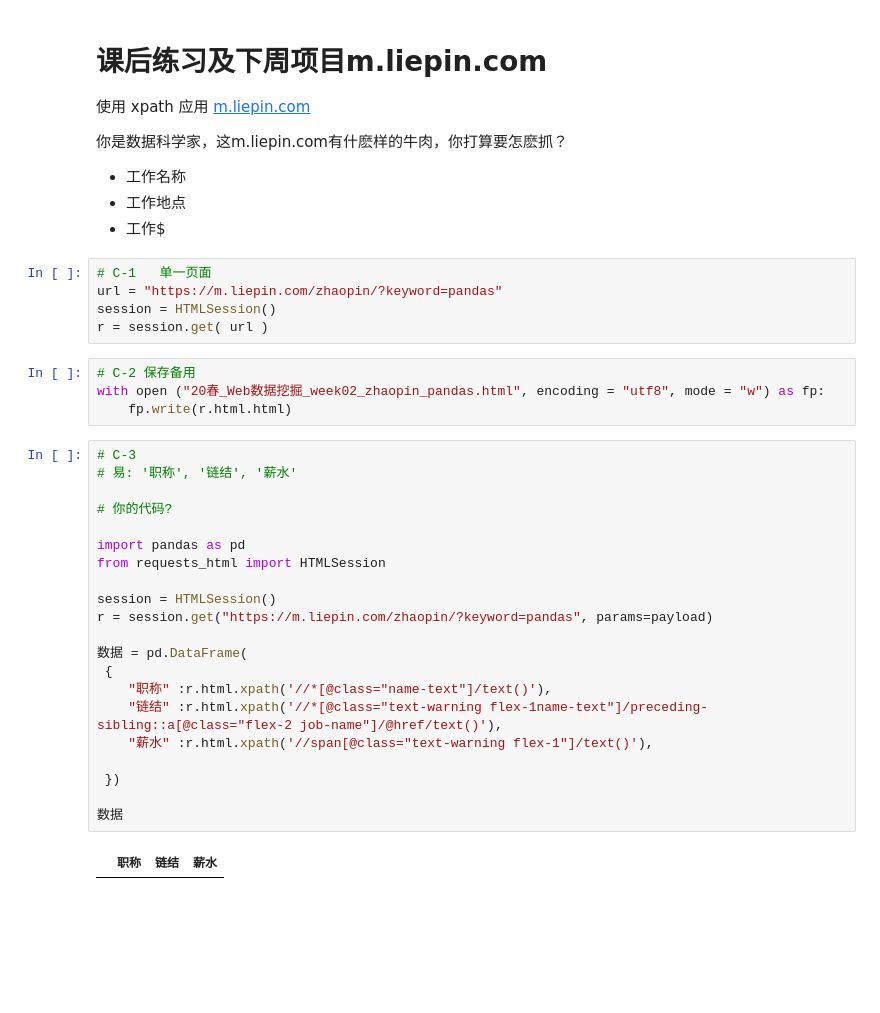
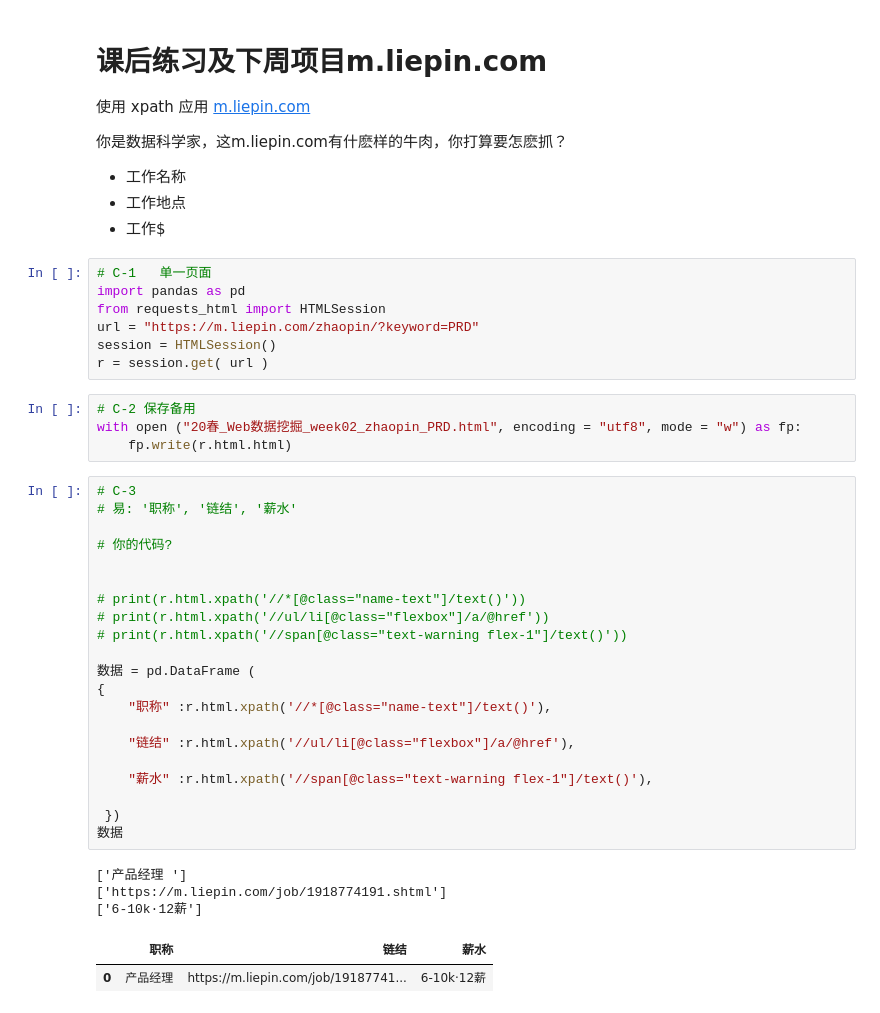
Before and after one commit to Crayon2/We_Mining, a Jupyter notebook: 20春_Web数据挖掘_week02_181013091.ipynb, the cells around one changed output. Saved outputs shown, nothing was run; the diff lists cells and outputs as text; blank space fills up the shorter version.

```diff
--- a/20春_Web数据挖掘_week02_181013091.ipynb
+++ b/20春_Web数据挖掘_week02_181013091.ipynb
@@ -575,36 +568,42 @@ df.to_excel("20春_Web数据挖掘_week02_nfu_文学与传媒学院.xlsx", sheet
 * 工作$
 # %%
 # C-1   单一页面
-url = "https://m.liepin.com/zhaopin/?keyword=pandas"
+import pandas as pd
+from requests_html import HTMLSession
+url = "https://m.liepin.com/zhaopin/?keyword=PRD"
 session = HTMLSession()
 r = session.get( url )
 # %%
 # C-2 保存备用
-with open ("20春_Web数据挖掘_week02_zhaopin_pandas.html", encoding = "utf8", mode = "w") as fp:
+with open ("20春_Web数据挖掘_week02_zhaopin_PRD.html", encoding = "utf8", mode = "w") as fp:
     fp.write(r.html.html)
 # %%
 # C-3
 # 易: '职称', '链结', '薪水'
 
 # 你的代码?
 
-import pandas as pd
-from requests_html import HTMLSession
 
-session = HTMLSession()
-r = session.get("https://m.liepin.com/zhaopin/?keyword=pandas", params=payload)
+# print(r.html.xpath('//*[@class="name-text"]/text()'))
+# print(r.html.xpath('//ul/li[@class="flexbox"]/a/@href'))
+# print(r.html.xpath('//span[@class="text-warning flex-1"]/text()'))
 
-数据 = pd.DataFrame(
- {
+数据 = pd.DataFrame (
+{
     "职称" :r.html.xpath('//*[@class="name-text"]/text()'),
-    "链结" :r.html.xpath('//*[@class="text-warning flex-1name-text"]/preceding-sibling::a[@class="flex-2 job-name"]/@href/text()'),
+
+    "链结" :r.html.xpath('//ul/li[@class="flexbox"]/a/@href'),
+
     "薪水" :r.html.xpath('//span[@class="text-warning flex-1"]/text()'),
 
  })
-
 数据
 # %% [output]
+['产品经理 ']
+['https://m.liepin.com/job/1918774191.shtml']
+['6-10k·12薪']
 |  | 职称 | 链结 | 薪水 |
+| 0 | 产品经理 | https://m.liepin.com/job/19187741... | 6-10k·12薪 |
 # %%
 # C-4
 # 中: '公司地点', '公司名称'
```
Also changed, not shown: parts of 21 cells of this notebook, 5 other files.
